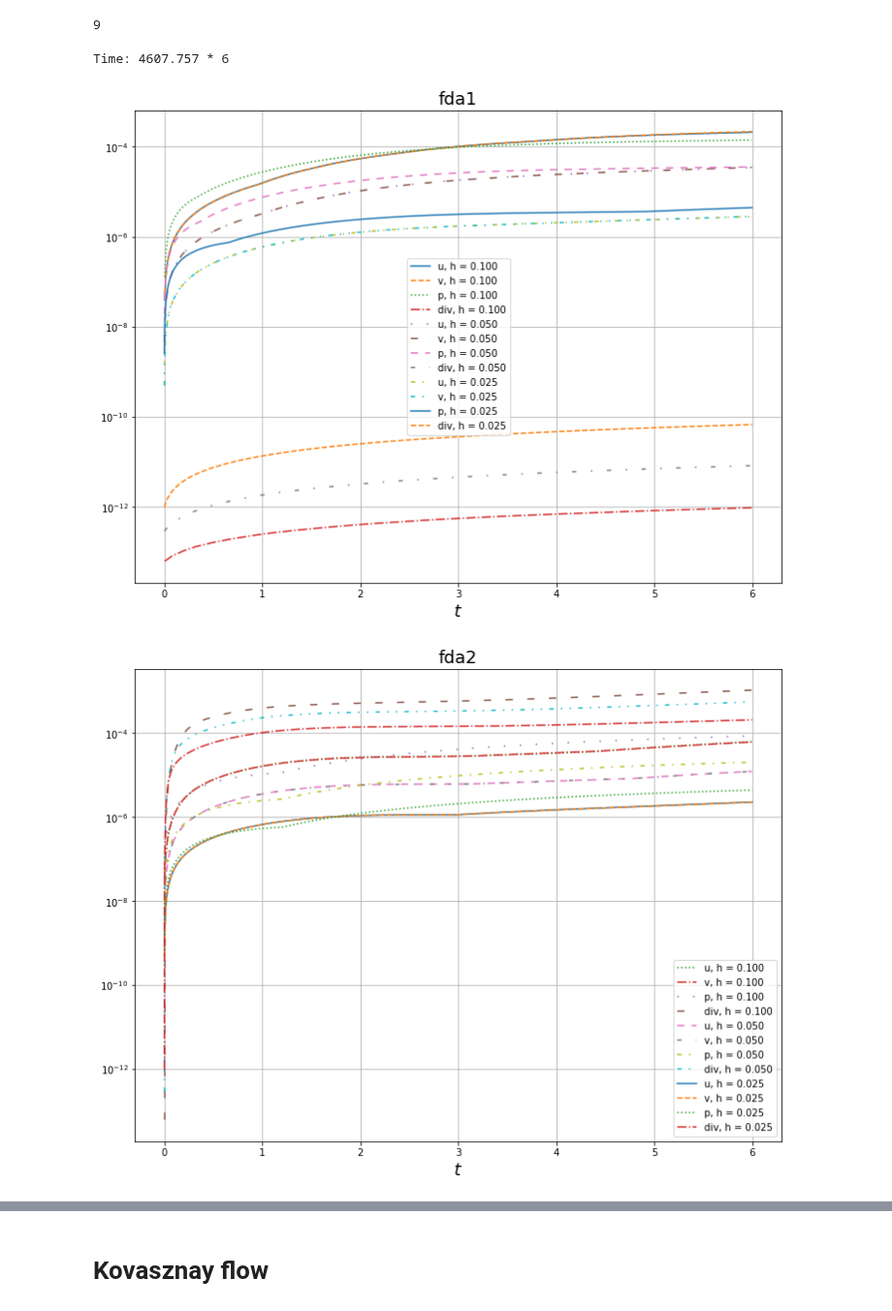
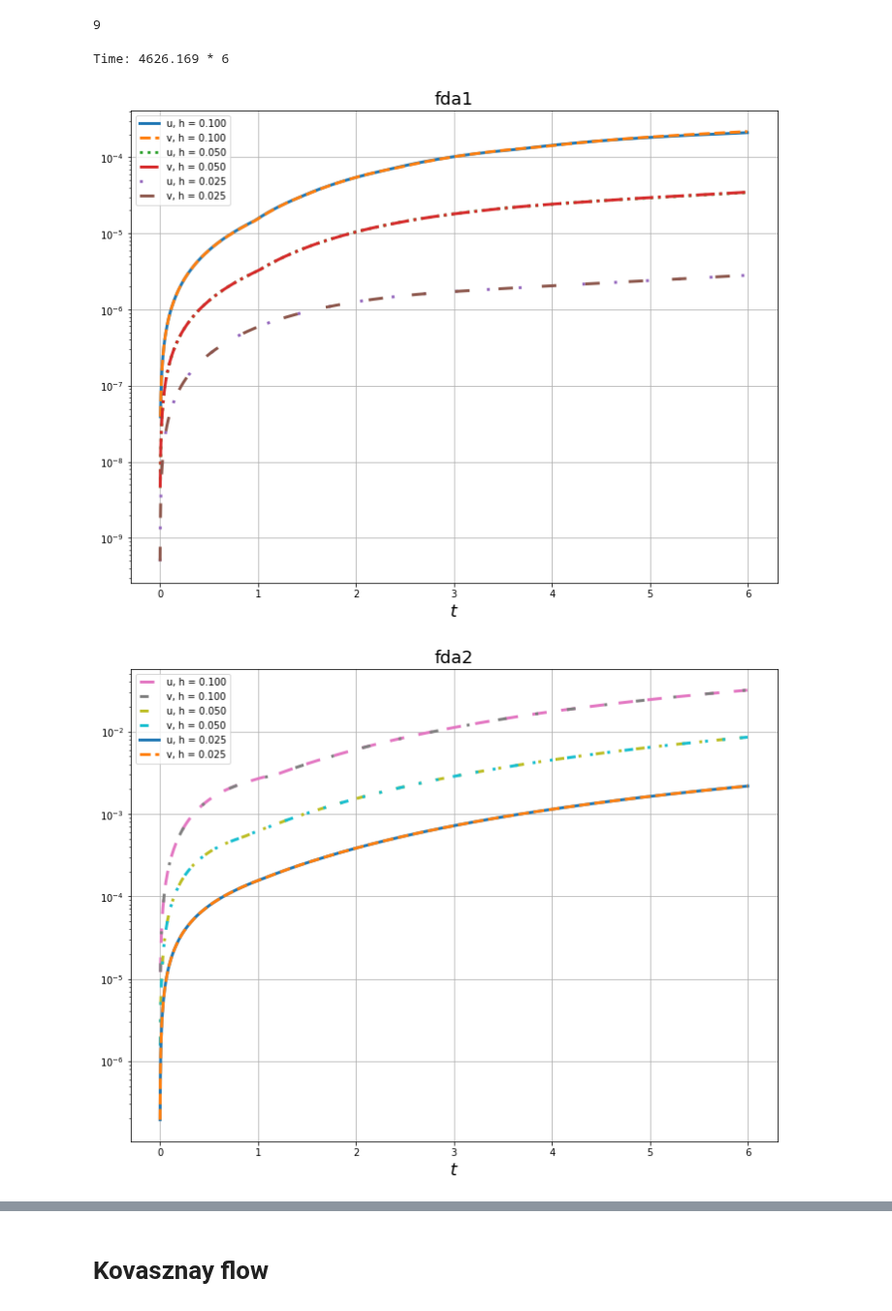
Before and after one commit to blinkovua/sharing-blinkov, a Jupyter notebook: NavierStokes.ipynb, the cells around one changed output, grey strips where cells are left out. Shown at 97% size. Saved outputs shown, nothing was run; the diff lists cells and outputs as text; code cells hidden in the pictures.

```diff
--- a/NavierStokes.ipynb
+++ b/NavierStokes.ipynb
@@ -304,14 +305,14 @@ def fda2(sol, exact, tau, h, Re):
     u1, v1, p1 = copy(exact)
 
     u1[1:-1,1:-1] = u[1:-1,1:-1]-tau/h*((\
-        u[2:,1:-1]**2-u[:-2,1:-1]**2+\
-        v[1:-1,2:]*u[1:-1,2:]-v[1:-1,:-2]*u[1:-1,:-2]+\
+        u[1:-1,1:-1]*(u[2:,1:-1]-u[:-2,1:-1])+\
+        v[1:-1,1:-1]*(u[1:-1,2:]-u[1:-1,:-2])+\
         p[2:,1:-1]-p[:-2,1:-1])/2.-(\
         u[2:,1:-1]+u[:-2,1:-1]+u[1:-1,2:]+u[1:-1,:-2]-4.*u[1:-1,1:-1])/(h*Re))
 
     v1[1:-1,1:-1] = v[1:-1,1:-1]-tau/h*((\
-        u[2:,1:-1]*v[2:,1:-1]-u[:-2,1:-1]*v[:-2,1:-1]+\
-        v[1:-1,2:]**2-v[1:-1,:-2]**2+\
+        u[1:-1,1:-1]*(v[2:,1:-1]-v[:-2,1:-1])+\
+        v[1:-1,1:-1]*(v[1:-1,2:]-v[1:-1,:-2])+\
         p[1:-1,2:]-p[1:-1,:-2])/2.-(\
         v[2:,1:-1]+v[:-2,1:-1]+v[1:-1,2:]+v[1:-1,:-2]-4.*v[1:-1,1:-1])/(h*Re))
 
@@ -435,27 +436,28 @@ pool.join()
 res_taylor_decaying = res.get()
 print("Time: %.3f * %d" % (time.perf_counter() - clock, proc))
 # %% [output]
-Time: 4607.757 * 6
+Time: 4626.169 * 6
 # %%
 l = ['u', 'v', 'p', 'div']
 for f, a, s in fda:
     res = sorted((r for r in res_taylor_decaying if r[0][4] == f),\
                  key=lambda r: -r[0][5])
     figure(figsize=(12, 9))
     title(str(f).split(' ')[1], {'fontsize': 18})
     for r in res:
-        for k in range(4):
+        for k in range(2):
             semilogy(r[2][0][:r[1]],\
                      r[2][k+1][:r[1]],\
                      label="%s, h = %.3f" % (l[k], r[0][5]),
                      linestyle=next(lstyle),
-                     color=next(color))
+                     color=next(color),
+                     linewidth=3)
     xlabel(r'$t$', {'fontsize': 18})
 #     ylim((10**-15, 10**1))
     grid()
     legend(loc='best', fancybox=True)
     show()
     close()
 # %% [output]
-[figure, old version]
+[figure, new version]
-[figure, old version]
+[figure, new version]
```
Also changed, not shown: parts of 6 cells of this notebook.
